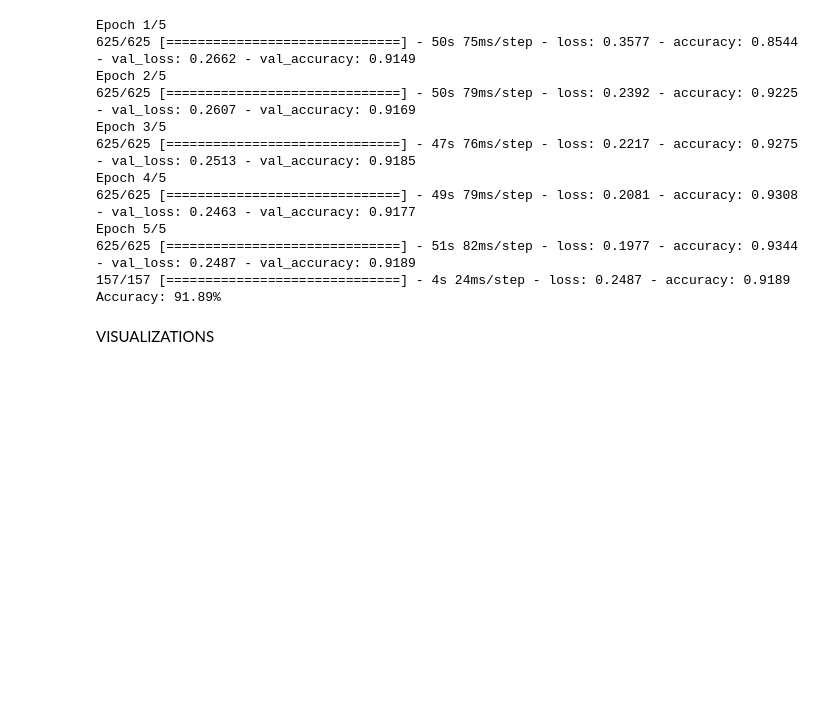
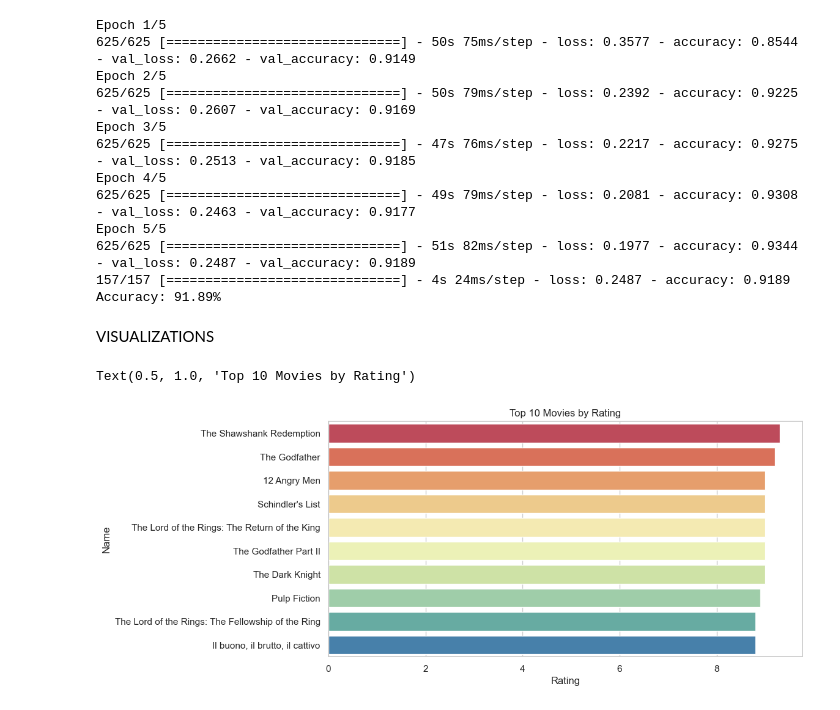
Before and after one commit to babaranjitsing/Exploring-Movie-and-Web-series-Choices-with-IMDB, a Jupyter notebook: project.ipynb, the cells around one changed output. Saved outputs shown, nothing was run; the diff lists cells and outputs as text; code cells hidden in the pictures; blank space fills up the shorter version.

Commit message:
added Visualizations

```diff
--- a/project.ipynb
+++ b/project.ipynb
@@ -518,3 +520,15 @@ Epoch 5/5
 Accuracy: 91.89%
 # %% [markdown]
 VISUALIZATIONS
+# %%
+df = pd.read_excel('1000_IMDB_Movies_Cleaned.xlsx')
+
+sorted_df = df.sort_values(by=['Rating', 'MetaScore'], ascending=False, inplace=False)
+top_10 = sorted_df.head(10)
+
+plt.figure(figsize=(10, 5))
+sns.barplot(x='Rating', y='Name', data=top_10, palette='Spectral')
+plt.title('Top 10 Movies by Rating')
+# %% [output]
+Text(0.5, 1.0, 'Top 10 Movies by Rating')
+[figure, added]
```
Also changed, not shown: parts of 6 cells of this notebook, 1 other file.
